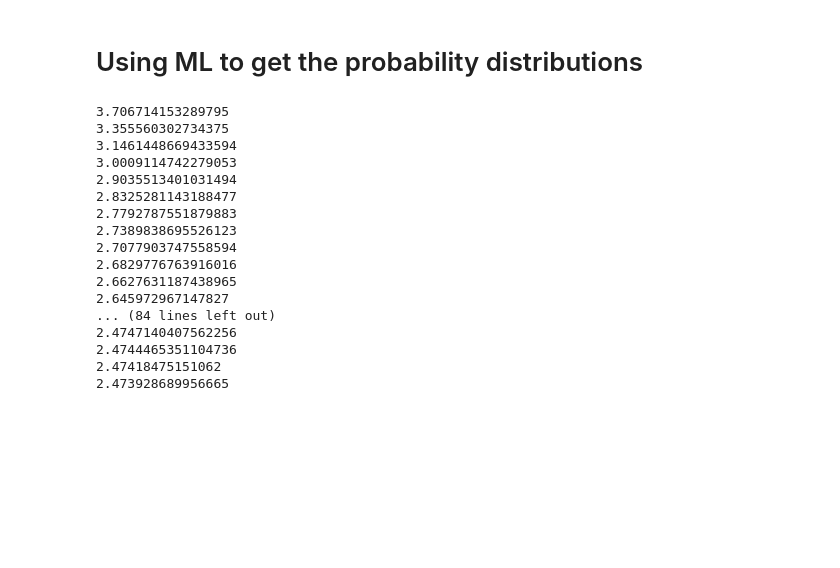
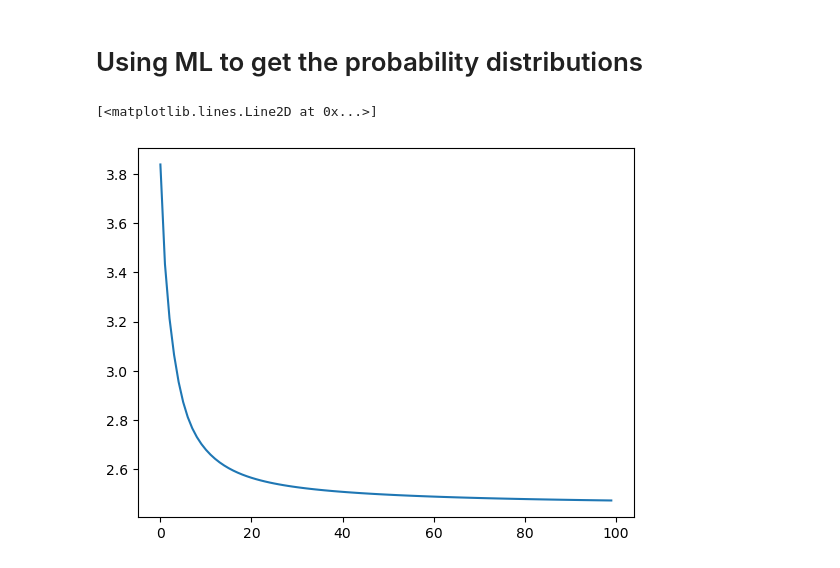
Before and after one commit to noah004/building-makemore, a Jupyter notebook: build_makemore.ipynb, the cells around one changed output. Saved outputs shown, nothing was run; the diff lists cells and outputs as text; code cells hidden in the pictures; blank space fills up the shorter version.

```diff
--- a/build_makemore.ipynb
+++ b/build_makemore.ipynb
@@ -130,6 +130,8 @@ numberOfExamples = xs.nelement()
 W = torch.randn((27,27), requires_grad=True)
 # %%
 ''' Gradient descent '''
+descents = []
+losses = []
 for k in range(100):
 
     # Forward pass
@@ -138,31 +140,20 @@ for k in range(100):
     probs = counts / counts.sum(1, keepdim=True)
     xenc = F.one_hot(xs, num_classes=27).float()
     loss = -probs[torch.arange(numberOfExamples), ys].log().mean()
+    losses.append(loss.item())
 
     # Backward pass
     W.grad = None
     loss.backward()
     W.data -= 50 * W.grad
 
-    print(loss.item())
+    descents.append(k)
-# %% [output]
-3.706714153289795
-3.355560302734375
-3.1461448669433594
-3.0009114742279053
-2.9035513401031494
-2.8325281143188477
-2.7792787551879883
-2.7389838695526123
-2.7077903747558594
-2.6829776763916016
-2.6627631187438965
-2.645972967147827
-... (84 lines left out)
-2.4747140407562256
-2.4744465351104736
-2.47418475151062
-2.473928689956665
+# %%
+''' Plot the loss as a function of descents '''
+plt.plot(descents, losses)
+# %% [output]
+[<matplotlib.lines.Line2D at 0x...>]
+[figure, added]
 # %%
 ''' The probability distribution '''
 
```
Also changed, not shown: parts of 2 cells of this notebook.
